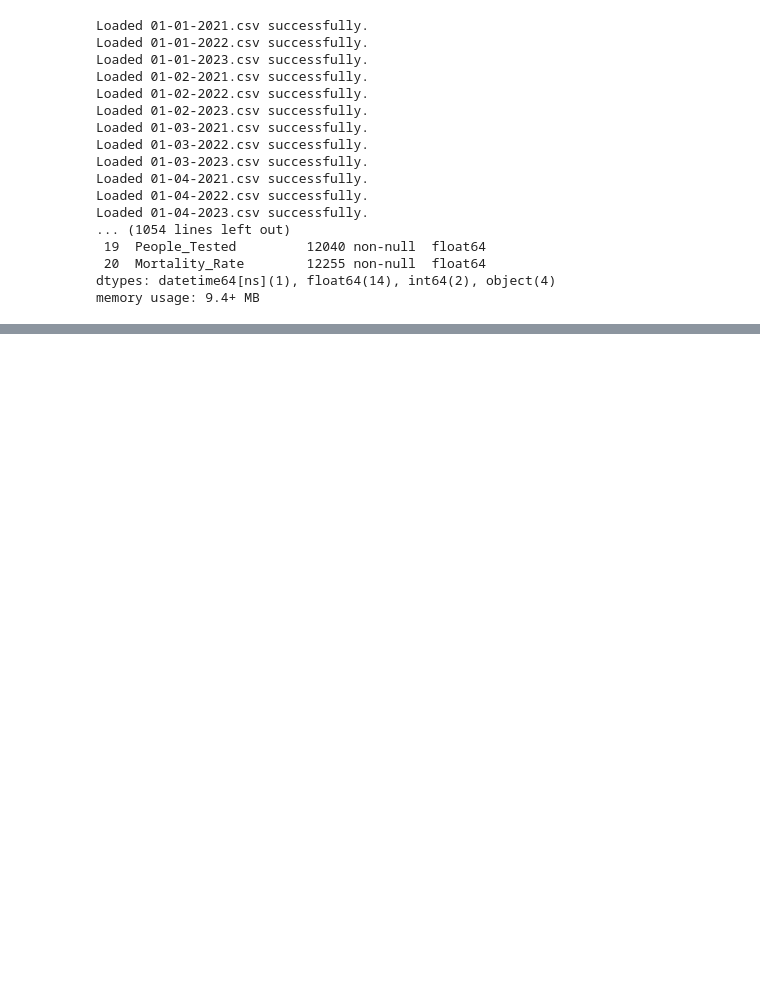
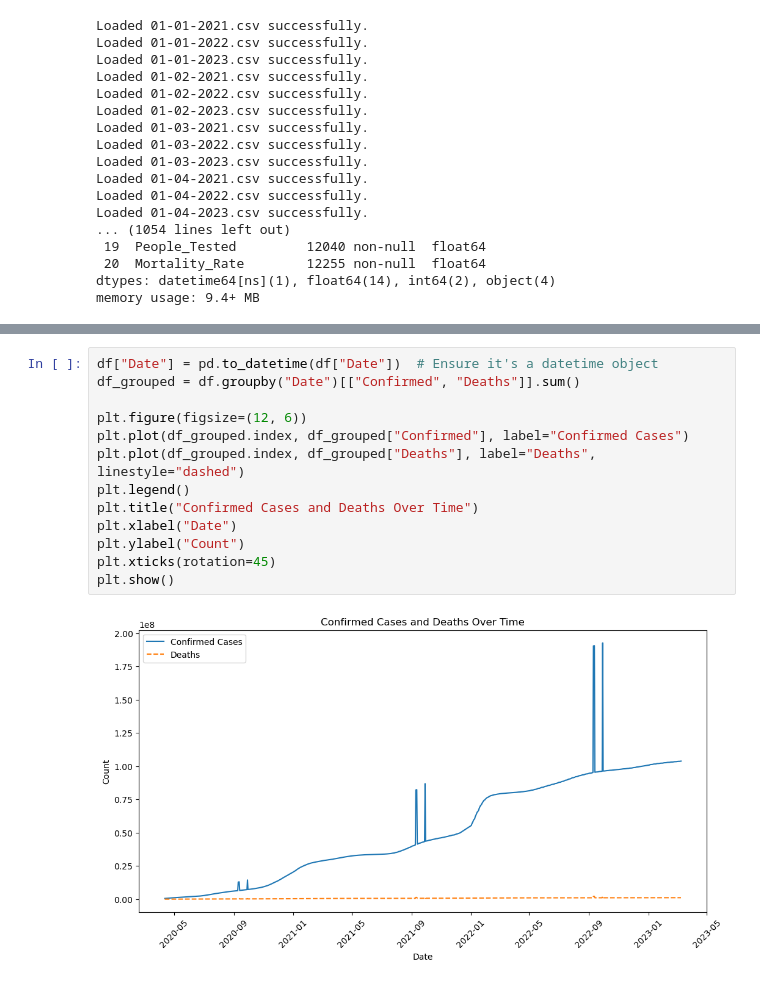
Before and after one commit to joshmatni/cs431-project, a Jupyter notebook: CS431COVID.ipynb, the cells around one changed output, grey strips where cells are left out. Drawn from its saved outputs; the diff is of its cells as text; blank space fills up the shorter version.

```diff
--- a/CS431COVID.ipynb
+++ b/CS431COVID.ipynb
@@ -450,0 +659,15 @@ df.head()
+# %%
+df["Date"] = pd.to_datetime(df["Date"])  # Ensure it's a datetime object
+df_grouped = df.groupby("Date")[["Confirmed", "Deaths"]].sum()
+
+plt.figure(figsize=(12, 6))
+plt.plot(df_grouped.index, df_grouped["Confirmed"], label="Confirmed Cases")
+plt.plot(df_grouped.index, df_grouped["Deaths"], label="Deaths", linestyle="dashed")
+plt.legend()
+plt.title("Confirmed Cases and Deaths Over Time")
+plt.xlabel("Date")
+plt.ylabel("Count")
+plt.xticks(rotation=45)
+plt.show()
+# %% [output]
+[figure, added]
```
Also changed, not shown: parts of 20 cells of this notebook.
